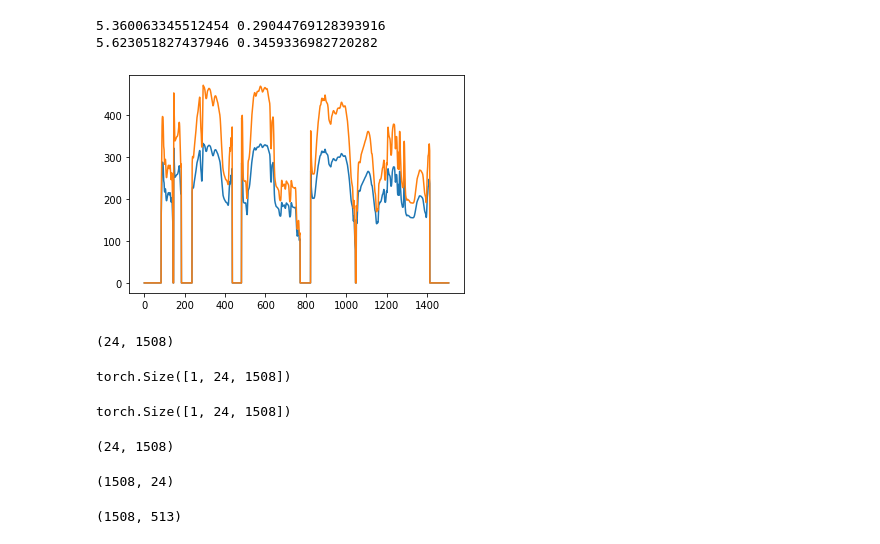
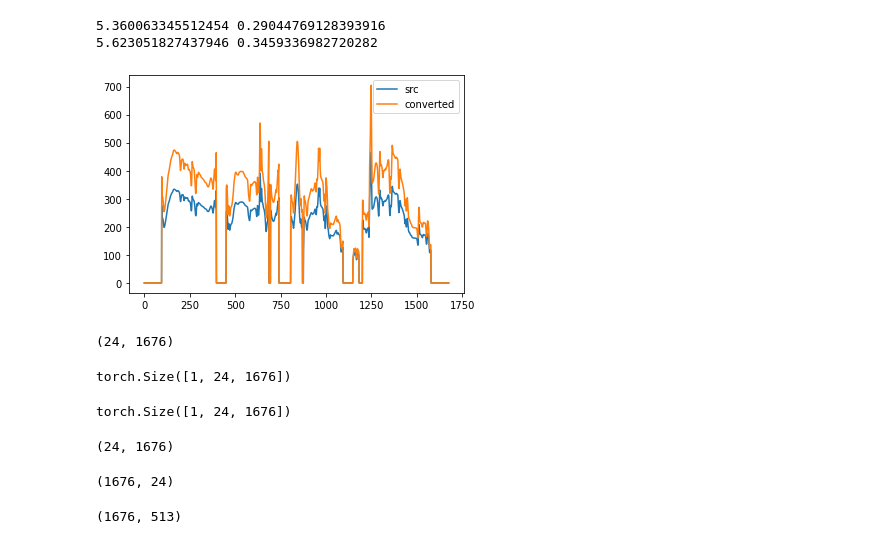
Before and after one commit to aidiary/notebooks, a Jupyter notebook: pytorch/201008-cyclegan-vc.ipynb, the cells around one changed output. Drawn from its saved outputs; the diff is of its cells as text; code cells hidden in the pictures.

```diff
--- a/pytorch/201008-cyclegan-vc.ipynb
+++ b/pytorch/201008-cyclegan-vc.ipynb
@@ -745,7 +682,7 @@ Generator(
   (last_conv_layer): Conv1d(256, 24, kernel_size=(15,), stride=(1,), padding=(7,))
 )
 # %%
-src_wav_path = './data/src/VOICEACTRESS100_001.wav'
+src_wav_path = './data/src/VOICEACTRESS100_002.wav'
 # %%
 import librosa
 import pyworld
@@ -775,5 +718,5 @@ plt.plot(wav)
 # %%
-f0, timeaxis = pyworld.harvest(wav, fs, frame_period=frame_period, f0_floor=71.0, f0_ceil=800.0)
+f0, timeaxis = pyworld.harvest(wav, fs, frame_period=frame_period)
 sp = pyworld.cheaptrick(wav, f0, timeaxis, fs)
 ap = pyworld.d4c(wav, f0, timeaxis, fs)
 # %%
@@ -793,10 +736,11 @@ print(tgt_mean, tgt_std)
 f0_converted = np.exp((np.log(f0 + 1e-5) - src_mean) / src_std * tgt_std + tgt_mean)
 # %%
 import matplotlib.pyplot as plt
-plt.plot(f0)
-plt.plot(f0_converted);
+plt.plot(f0, label='src')
+plt.plot(f0_converted, label='converted')
+plt.legend();
 # %% [output]
-[figure, old version]
+[figure, new version]
 # %%
 mcep_normalization = np.load('mcep_normalization.npz')
 src_mean = mcep_normalization['mean_A']
@@ -805,40 +749,40 @@ tgt_mean = mcep_normalization['mean_B']
 tgt_std = mcep_normalization['std_B']
 # %%
 # スペクトルの変換
-coded_sp = pyworld.code_spectral_envelope(sp, 16000, 24)
-coded_sp = coded_sp.T
-print(coded_sp.shape)
+mcep = pyworld.code_spectral_envelope(sp, 16000, 24)
+mcep = mcep.T
+print(mcep.shape)
 # %% [output]
-(24, 1508)
+(24, 1676)
 # %%
-coded_sp_norm = (coded_sp - src_mean) / src_std
-coded_sp_norm = torch.from_numpy(coded_sp_norm).float().to(device)
-coded_sp_norm.unsqueeze_(0)
-coded_sp_norm.shape
+mcep_norm = (mcep - src_mean) / src_std
+mcep_norm = torch.from_numpy(mcep_norm).float().to(device)
+mcep_norm.unsqueeze_(0)
+mcep_norm.shape
 # %% [output]
-torch.Size([1, 24, 1508])
+torch.Size([1, 24, 1676])
 # %%
-coded_sp_converted_norm = generator_A2B(coded_sp_norm)
-print(coded_sp_converted_norm.shape)
+mcep_converted_norm = generator_A2B(mcep_norm)
+print(mcep_converted_norm.shape)
 # %% [output]
-torch.Size([1, 24, 1508])
+torch.Size([1, 24, 1676])
 # %%
-coded_sp_converted_norm = coded_sp_converted_norm.cpu().detach().numpy().squeeze()
-print(coded_sp_converted_norm.shape)
+mcep_converted_norm = mcep_converted_norm.cpu().detach().numpy().squeeze()
+print(mcep_converted_norm.shape)
 # %% [output]
-(24, 1508)
+(24, 1676)
 # %%
-coded_sp_converted = coded_sp_converted_norm * tgt_std + tgt_mean
-coded_sp_converted = coded_sp_converted.T
-coded_sp_converted = np.ascontiguousarray(coded_sp_converted)
-print(coded_sp_converted.shape)
+mcep_converted = mcep_converted_norm * tgt_std + tgt_mean
+mcep_converted = mcep_converted.T
+mcep_converted = np.ascontiguousarray(mcep_converted)
+print(mcep_converted.shape)
 # %% [output]
-(1508, 24)
+(1676, 24)
 # %%
 fftlen = pyworld.get_cheaptrick_fft_size(16000)
-decoded_sp_converted = pyworld.decode_spectral_envelope(coded_sp_converted, 16000, fftlen)
-print(decoded_sp_converted.shape)
+demcep_converted = pyworld.decode_spectral_envelope(mcep_converted, 16000, fftlen)
+print(demcep_converted.shape)
 # %% [output]
-(1508, 513)
+(1676, 513)
 # %%
 # 音声生成
```
Also changed, not shown: parts of 32 cells of this notebook.
